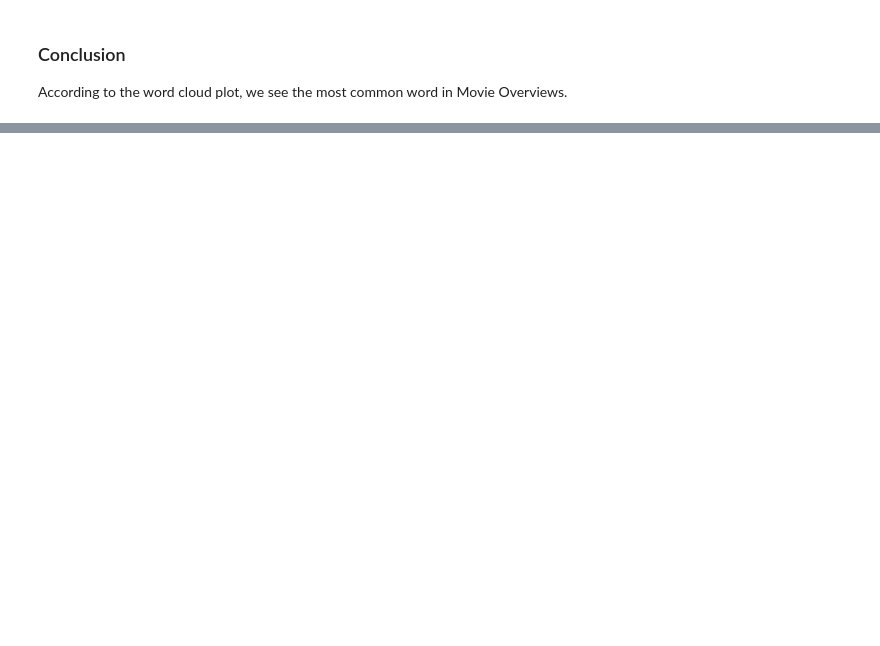
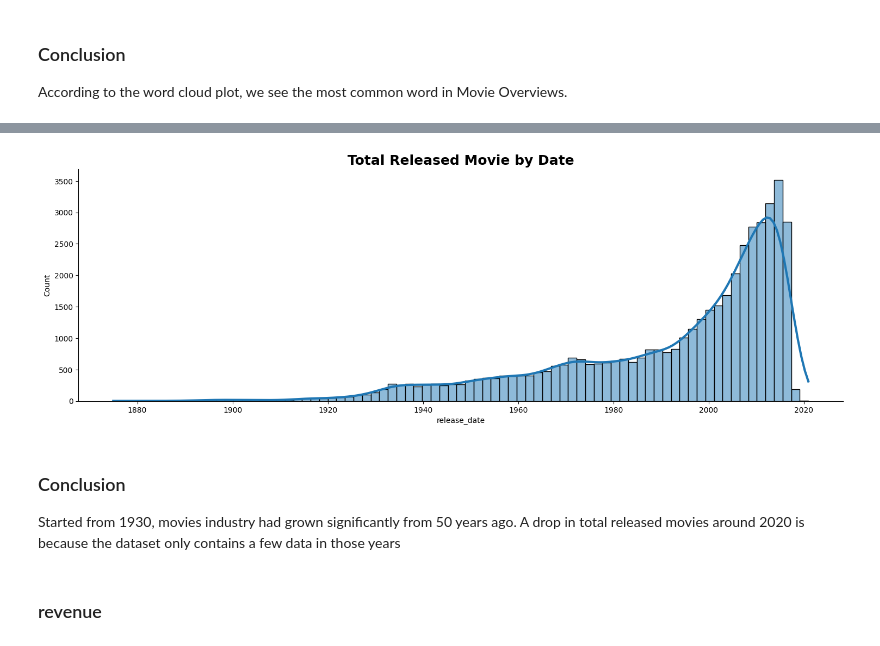
Before and after one commit to MohammadRouintan/Movie-Recommender-System, a Jupyter notebook: MovieMetadataEDA.ipynb, the cells around one changed output, grey strips where cells are left out. Saved outputs shown, nothing was run; the diff lists cells and outputs as text; code cells hidden in the pictures; blank space fills up the shorter version.

Commit message:
continue eda movie metadata

```diff
--- a/MovieMetadataEDA.ipynb
+++ b/MovieMetadataEDA.ipynb
@@ -377,0 +386,3 @@ According to the word cloud plot, we see the most common word in Movie Overviews
+# %%
+movies = movies.rename(columns={'iso_3166_1_production_companies': 'iso_3166_1_production_countries'})
+movies.columns
@@ -377,0 +399,3 @@ According to the word cloud plot, we see the most common word in Movie Overviews
+# %%
+movies.drop(columns=['production_companies'], inplace=True)
+movies.shape
@@ -377,0 +421,5 @@ According to the word cloud plot, we see the most common word in Movie Overviews
+# %%
+for i in range(movies.shape[0]):
+    if movies.loc[i, 'release_date'] == 'NANE':
+        movies.loc[i, 'release_date'] = np.nan
+movies['release_date']
@@ -377,0 +439,3 @@ According to the word cloud plot, we see the most common word in Movie Overviews
+# %%
+movies['release_date'] = pd.to_datetime(movies['release_date'])
+movies['release_date'].describe()
@@ -377,0 +450,9 @@ According to the word cloud plot, we see the most common word in Movie Overviews
+# %%
+sns.displot(data=movies, x='release_date', kind='hist', kde=True, line_kws={'lw': 3}, aspect=3)
+plt.title('Total Released Movie by Date', fontsize=18, weight=600)
+plt.show()
+# %% [output]
+[figure, added]
+# %% [markdown]
+### Conclusion
+Started from 1930, movies industry had grown significantly from 50 years ago. A drop in total released movies around 2020 is because the dataset only contains a few data in those years
@@ -377,0 +462,2 @@ According to the word cloud plot, we see the most common word in Movie Overviews
+# %% [markdown]
+### revenue
```
Also changed, not shown: parts of 26 cells of this notebook.
